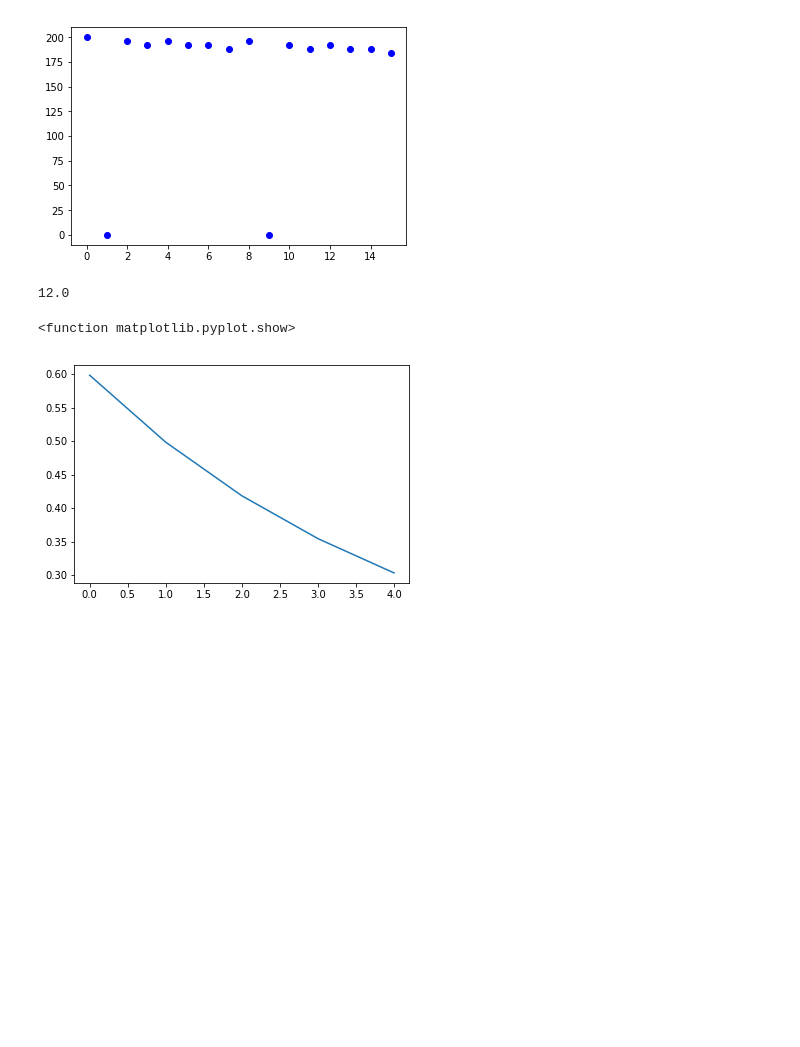
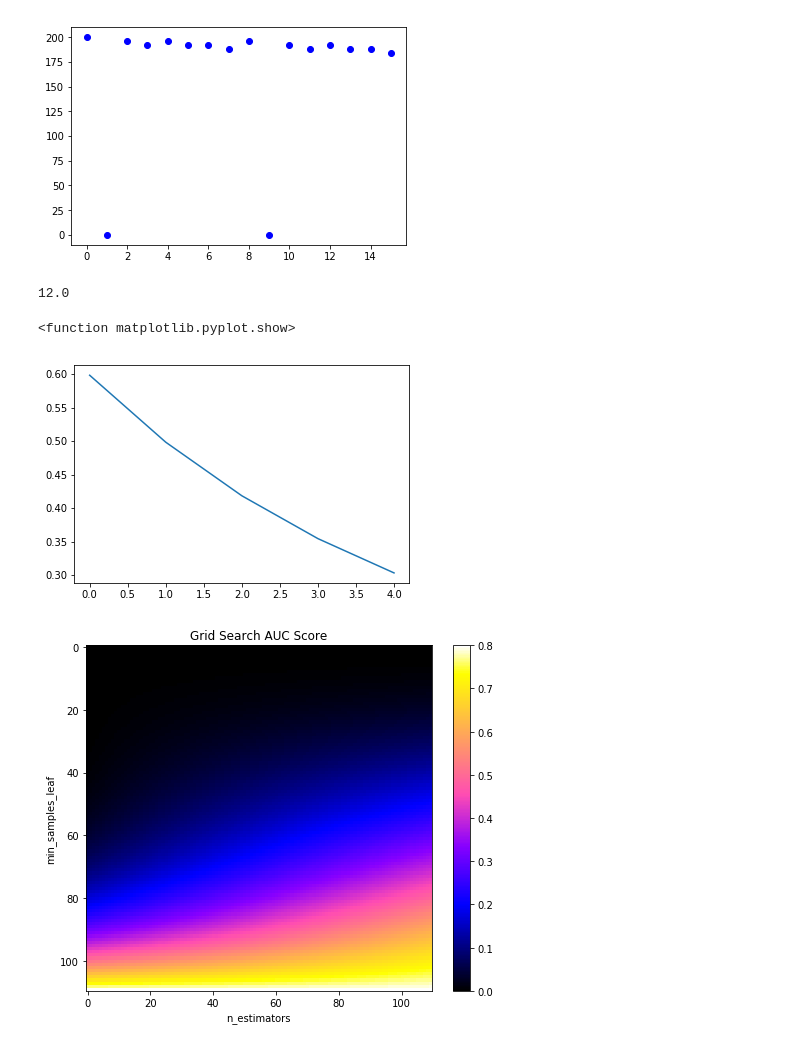
Before and after one commit to lucieperrotta/DCML, a Jupyter notebook: Grammar.ipynb, the cells around one changed output. Cells and saved outputs as stored; diff of their text form; code cells hidden in the pictures; blank space fills up the shorter version.

Commit message:
Heatmap for gridsearch

```diff
--- a/Grammar.ipynb
+++ b/Grammar.ipynb
@@ -27,7 +28,7 @@ p3 = 0.1 # Play no beat
 p4 = 0.8 # Play beat in final level
 # %%
 # Function which chooses a rule according to the probs
-def choose_rule(size):
+def choose_rule(size, p1, p2, p3, p4):
     choice = np.random.random()
 
     # Not last level
@@ -51,7 +52,7 @@ def generate_rhythm(size, volume):
     rhythm = np.zeros(size)
 
     # Recursion
-    rule = choose_rule(size)
+    rule = choose_rule(size, p1, p2, p3, p4)
 
     if (rule == 1):
         rhythm = np.append( generate_rhythm(int(size/2), volume*1) , generate_rhythm(int(size/2), volume*0.98) )
@@ -126,8 +127,7 @@ WNBD(rhythm)
 12.0
 # %%
 # Functions for probabilities of notes to be played
-def prob_to_be_played(size, level):
-    N = int(np.log2(size)+1)
+def prob_to_be_played(size, level, p1, p2, p3, p4):
     acc = 0
     for i in range (int(N-level)):
         acc += p1**(i+level) * p2
@@ -137,7 +137,6 @@ def prob_to_be_played(size, level):
 vprob_to_be_played = np.vectorize(prob_to_be_played)
 
 def levels(size):
-    N = int(np.log2(size)+1)
     levels = np.zeros(size)
 
     for i in range(size):
@@ -148,12 +147,11 @@ def levels(size):
     return levels
 
 def probs_in_measure(size):
-    return vprob_to_be_played(size, levels(size))
+    return vprob_to_be_played(size, levels(size), p1, p2, p3, p4)
 
-def probs_in_order(size):
-    N = int(np.log2(size)+1)
+def probs_in_order(size, p1, p2, p3, p4):
     probs = np.zeros(N)
     for i in range(N):
-        probs[i] = vprob_to_be_played(size, i)
+        probs[i] = vprob_to_be_played(size, i, p1, p2, p3, p4)
     return probs
 # %%
@@ -162,3 +160,23 @@ plt.show
 # %% [output]
 <function matplotlib.pyplot.show>
 [figure]
+# %%
+# Grid search for plotting
+precision = 110
+grid = np.zeros((precision,precision,N))
+
+for idx, x in enumerate(np.linspace(0,1,precision)):
+    for idy, y in enumerate(np.linspace(0, 1-x, precision)):
+        grid[idx,idy] = probs_in_order(L, x, y, 1-x-y, p4)
+# %%
+# Heatmap for gridsearch
+plt.figure(figsize=(8, 6))
+plt.subplots_adjust(left=.2, right=0.95, bottom=0.15, top=0.95)
+plt.imshow(grid[:,:,2], interpolation='nearest', cmap=plt.cm.gnuplot2)
+plt.xlabel('n_estimators')
+plt.ylabel('min_samples_leaf')
+plt.colorbar()
+plt.title('Grid Search AUC Score')
+plt.show()
+# %% [output]
+[figure, added]
```
Also changed, not shown: parts of 2 cells of this notebook.
